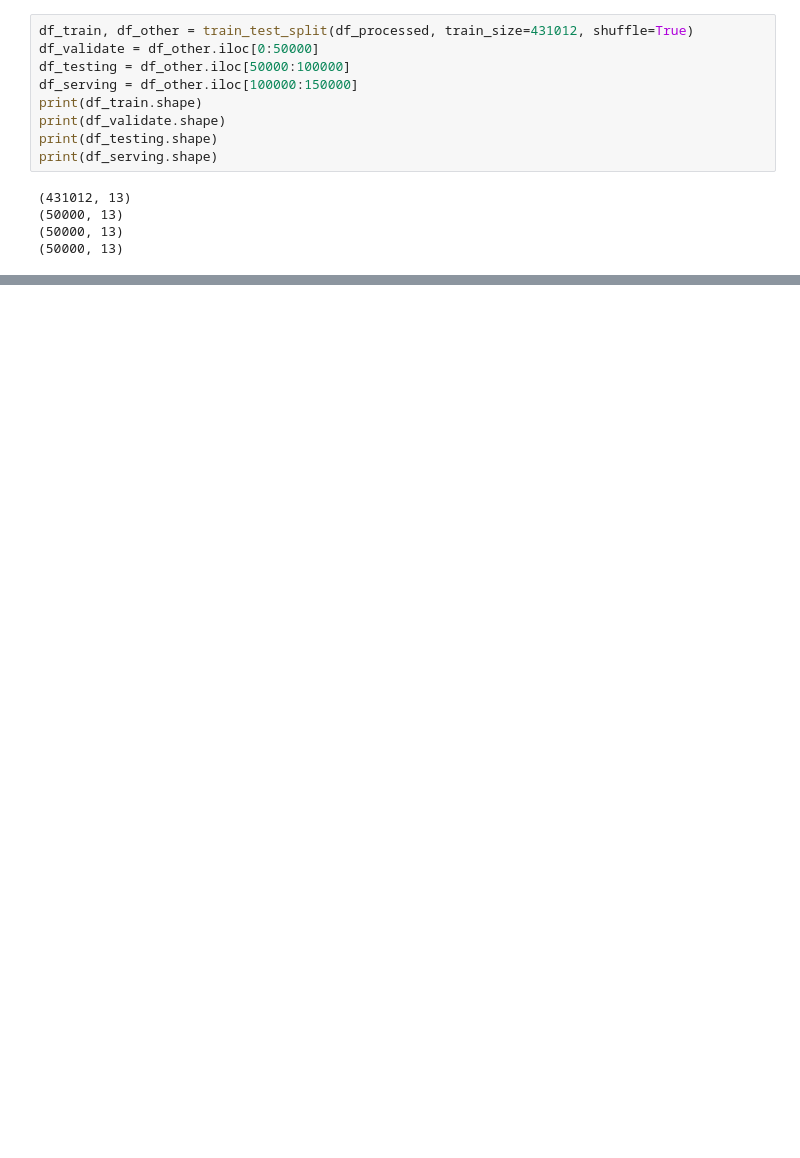
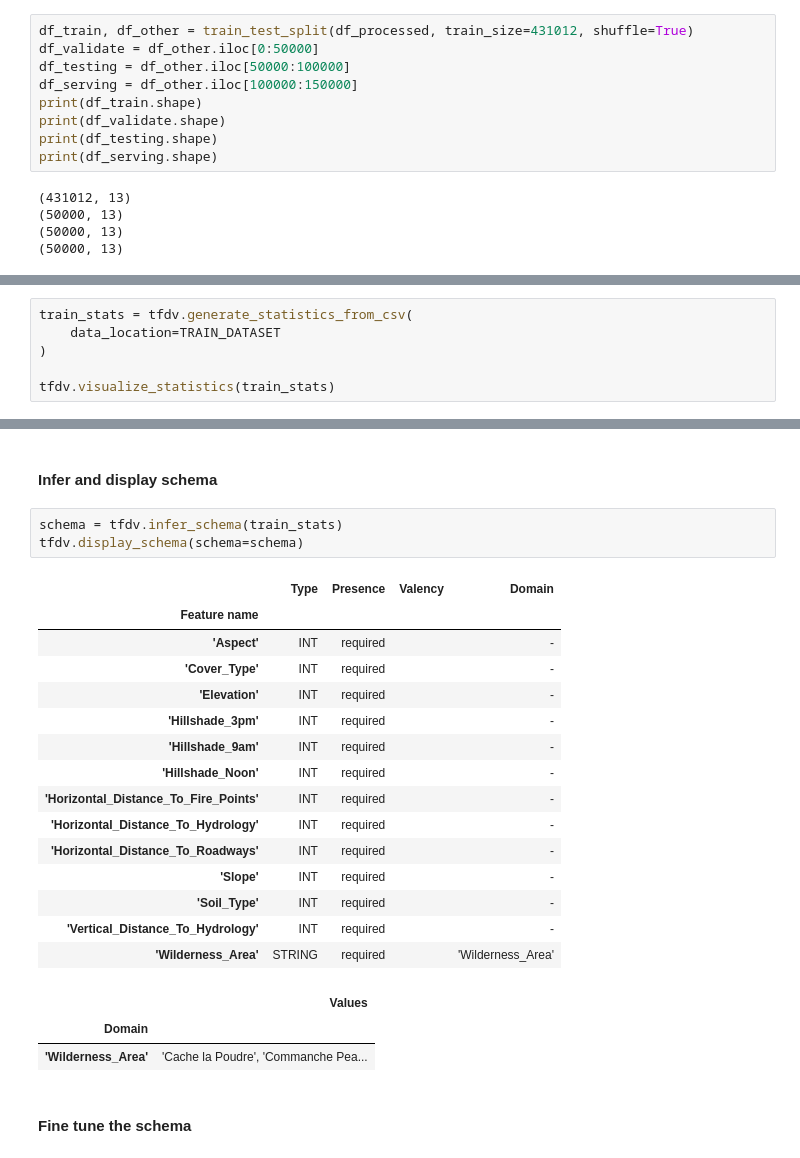
Before and after one commit to marsbroshok/mlops-labs, a Jupyter notebook: datasets/covertype/wrangle/prepare.ipynb, the cells around one changed output, grey strips where cells are left out. Drawn from its saved outputs; the diff is of its cells as text; blank space fills up the shorter version.

Commit message:
Covertype wrangling

```diff
--- a/datasets/covertype/wrangle/prepare.ipynb
+++ b/datasets/covertype/wrangle/prepare.ipynb
@@ -220,0 +185,6 @@ df_serving.to_csv(SERVING_DATASET, header=True, index=False)
+# %%
+train_stats = tfdv.generate_statistics_from_csv(
+    data_location=TRAIN_DATASET
+)
+
+tfdv.visualize_statistics(train_stats)
@@ -220,0 +202,26 @@ df_serving.to_csv(SERVING_DATASET, header=True, index=False)
+# %% [markdown]
+#### Infer and display schema
+# %%
+schema = tfdv.infer_schema(train_stats)
+tfdv.display_schema(schema=schema)
+# %% [output]
+|  | Type | Presence | Valency | Domain |
+| Feature name |  |  |  |  |
+| 'Aspect' | INT | required |  | - |
+| 'Cover_Type' | INT | required |  | - |
+| 'Elevation' | INT | required |  | - |
+| 'Hillshade_3pm' | INT | required |  | - |
+| 'Hillshade_9am' | INT | required |  | - |
+| 'Hillshade_Noon' | INT | required |  | - |
+| 'Horizontal_Distance_To_Fire_Points' | INT | required |  | - |
+| 'Horizontal_Distance_To_Hydrology' | INT | required |  | - |
+| 'Horizontal_Distance_To_Roadways' | INT | required |  | - |
+| 'Slope' | INT | required |  | - |
+| 'Soil_Type' | INT | required |  | - |
+| 'Vertical_Distance_To_Hydrology' | INT | required |  | - |
+| 'Wilderness_Area' | STRING | required |  | 'Wilderness_Area' |
+|  | Values |
+| Domain |  |
+| 'Wilderness_Area' | 'Cache la Poudre', 'Commanche Pea... |
+# %% [markdown]
+#### Fine tune the schema
```
Also changed, not shown: parts of 23 cells of this notebook, 4 other files.
